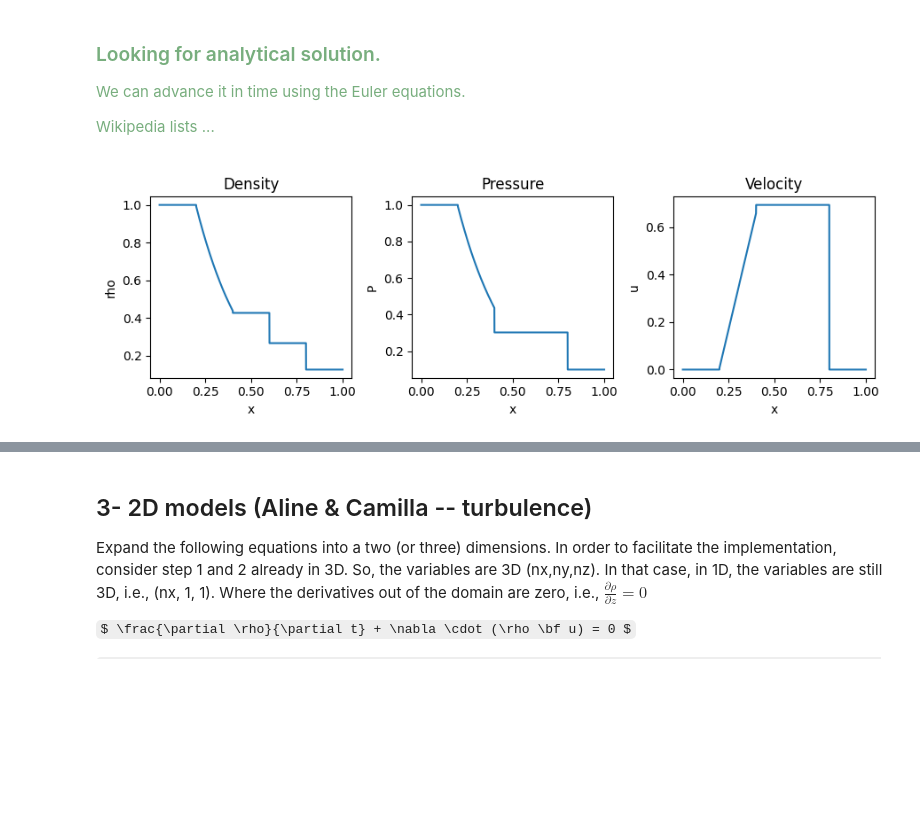
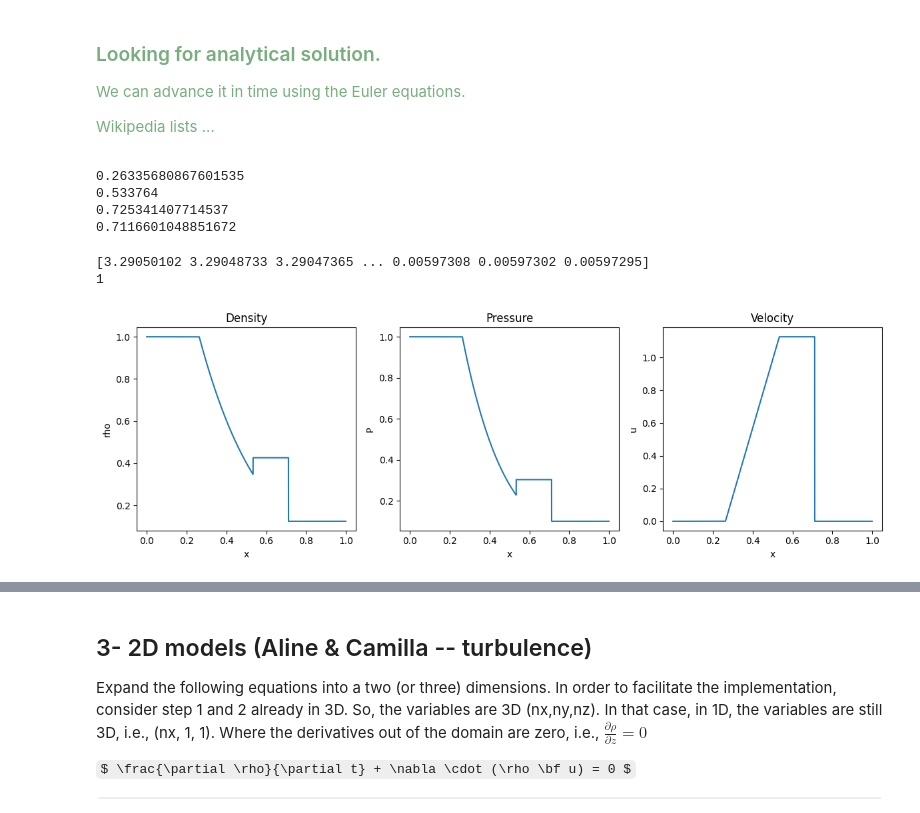
Before and after one commit to alinebrunvoll/AST5110, a Jupyter notebook: project.ipynb, the cells around one changed output, grey strips where cells are left out. Cells and saved outputs as stored; diff of their text form; code cells hidden in the pictures; some formulas as TeX source; blank space fills up the shorter version.

```diff
--- a/project.ipynb
+++ b/project.ipynb
@@ -156,6 +156,7 @@ u_5 = u_R
 
 cs_1 = np.sqrt(gamma * P_L / rho_L)
 cs_5 = np.sqrt(gamma * P_R / rho_R)
+
 
 Gamma = (gamma - 1) / (gamma + 1)
 beta = (gamma - 1) / (2 * gamma)
@@ -172,23 +173,29 @@ def pressure_3():
 P_3 = pressure_3()
 P_4 = P_3
 
+pressure_ratio = P_4/P_5 - 1
+
 # Rankine Hugoniot shock jump conditions
 def shock_jump(P_5, rho_5):
     rho_4 = rho_5 * ( (P_4 + Gamma*P_5) / (P_5 + Gamma*P_4) )
+    rho_4 = rho_5 * ( 1 + 0.5* (gamma + 1)/gamma * pressure_ratio ) / ( 1 + 0.5* (gamma - 1)/gamma * pressure_ratio )
     return rho_4
 
 rho_4 = shock_jump(P_5, rho_5)
 
-u_3 = u_5 + (P_3 - P_5) / ( np.sqrt(rho_5 / 2 * (gamma + 1)*P_3 + (gamma - 1) * P_5 ) )
+# u_3 = u_5 + (P_3 - P_5) / ( np.sqrt(rho_5 / 2 * (gamma + 1)*P_3 + (gamma - 1)*P_5 ) ) # Mistake??
+u_3 = cs_5 * pressure_ratio / (gamma * np.sqrt(1 + 0.5*(gamma + 1) / gamma))
 u_4 = u_3
 
 rho_3 = rho_1 * (P_3 / P_1)**(1/gamma)
 
+# Region 2
 def u2(x):
     return 2 / (gamma + 1) * (cs_1 + (x - x_mid) / t)
 
 def rho2(x):
-    return rho_1 * (1 - (gamma - 1)/2 * u2(x) / cs_1)**(2*gamma / (gamma - 1))
+    # return rho_1 * (1 - (gamma - 1)/2 * u2(x) / cs_1)**(2*gamma / (gamma - 1))
+    return rho_1 * (1 - (gamma - 1)/2 * u2(x) / cs_1)**(2 / (gamma - 1))
 
 def P2(x):
     return P_1 * (1 - (gamma - 1)/2 * u2(x) / cs_1)**(2*gamma / (gamma - 1))
@@ -228,25 +202,79 @@ P_5_arr = fill_array(P_5, x_5)
+# %%
+N = int(1e6)
+
+t = 0.2
+x_mid = 0.5 # middle of grid
+
+x = np.linspace(0, 1, N)
+
+# define regions
+p_12 = 0.5 - cs_1 * t
+p_23 = np.where(np.abs(u2(x) - u_3) < 1e-5)[0][0] / N # find where the lines intersect (u)
+p_34 = 0.5 + u_3 * t   # d = v * t
+p_45 = 0.5 + cs_5 * t
+
+print(p_12)
+print(p_23)
+print(p_34)
+print(p_45)
+
+# make indices for regions
+i_12 = int(p_12 * N)
+i_23 = int(p_23 * N)
+i_34 = int(p_34 * N)
+i_45 = int(p_45 * N)
+
+# make arrays
+u = np.zeros((N))
+rho = np.zeros((N))
+P = np.zeros((N))
+
+
+u[0 : i_12] = u_1                       # region 1
+u[i_12 : i_23] = u2(x[i_12 : i_23])     # region 2
+u[i_23 : i_34] = u_3                    # region 3
+u[i_34 : i_45] = u_4                    # region 4
+u[i_45 : ] = u_5                        # region 5
+
+rho[0 : i_12] = rho_1                   # region 1
+rho[i_12 : i_23] = rho2(x[i_12 : i_23]) # region 2
+rho[i_23 : i_34] = rho_3                # region 3
+rho[i_34 : i_45] = rho_4                # region 4
+rho[i_45 : ] = rho_5                    # region 5
+
+P[0 : i_12] = P_1                       # region 1
+P[i_12 : i_23] = P2(x[i_12 : i_23])     # region 2
+P[i_23 : i_34] = P_3                    # region 3
+P[i_34 : i_45] = P_4                    # region 4
+P[i_45 : ] = P_5                        # region 5
+# %% [output]
+0.26335680867601535
+0.533764
+0.725341407714537
+0.7116601048851672
+# %%
+print(P2(x))
+print(P_1)
+# %% [output]
+[3.29050102 3.29048733 3.29047365 ... 0.00597308 0.00597302 0.00597295]
+1
 # %%
-x = np.concatenate((x_1, x_2, x_3, x_4, x_5))
-rho = np.concatenate((rho_1_arr, rho_2_arr, rho_3_arr, rho_4_arr, rho_5_arr))
-P = np.concatenate((P_1_arr, P_2_arr, P_3_arr, P_4_arr, P_5_arr))
-u = np.concatenate((u_1_arr, u_2_arr, u_3_arr, u_4_arr, u_5_arr))
-
-fig, ax = plt.subplots(1, 3, figsize=(9, 3))
+fig, ax = plt.subplots(1, 3, figsize=(12, 4))
 ax[0].plot(x, rho)
 ax[0].set_xlabel('x')
 ax[0].set_ylabel('rho')
 ax[0].set_title('Density')
 
 ax[1].plot(x, P)
 ax[1].set_xlabel('x')
 ax[1].set_ylabel('P')
 ax[1].set_title('Pressure')
 
 ax[2].plot(x, u)
 ax[2].set_xlabel('x')
 ax[2].set_ylabel('u')
 ax[2].set_title('Velocity')
 
 plt.tight_layout()
 # %% [output]
-[figure, old version]
+[figure, new version]
```
Also changed, not shown: parts of 4 cells of this notebook.
